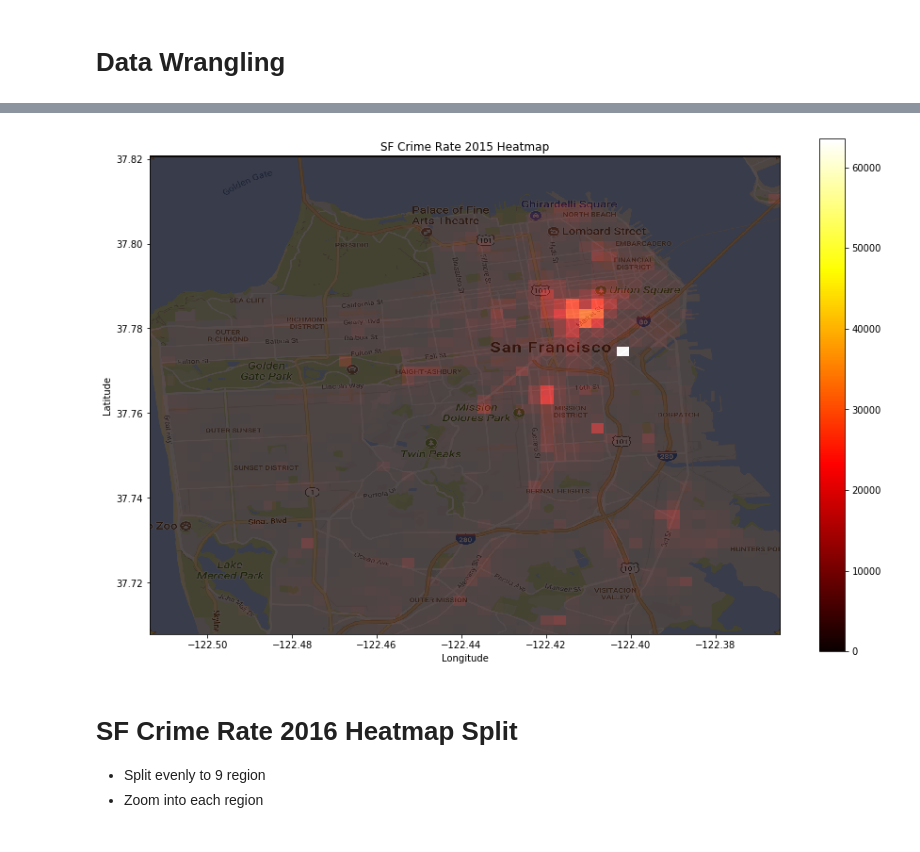
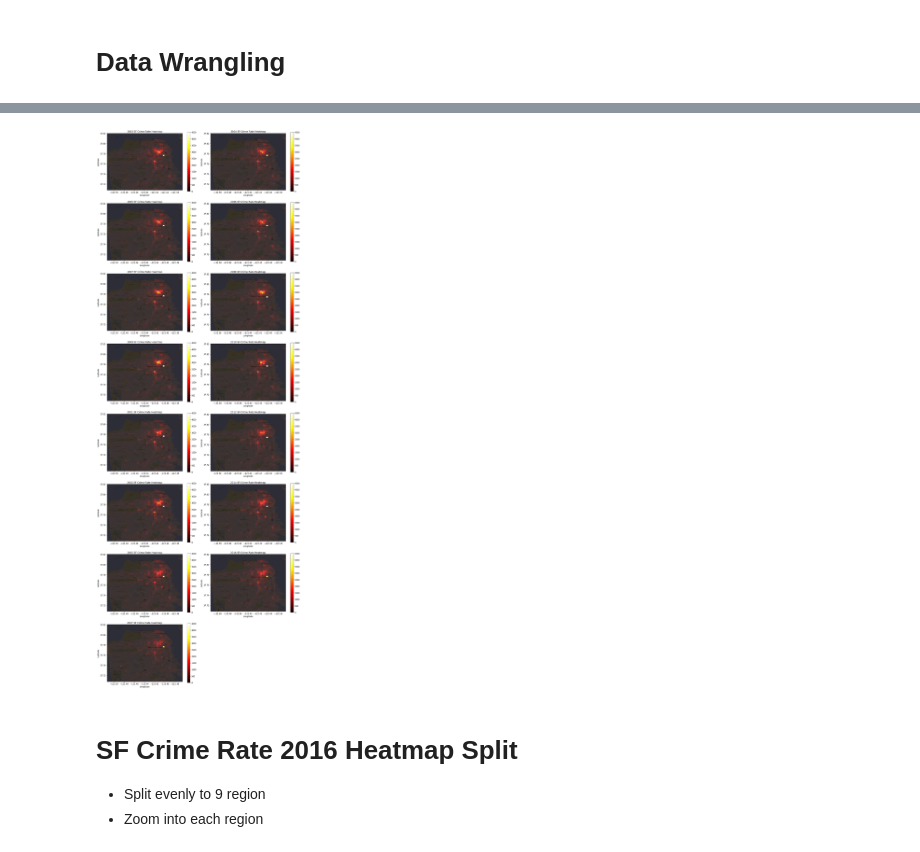
Before and after one commit to NathanNguyen345/DataScience_Capstone1, a Jupyter notebook: ExploratoryData/SF_Crime_Rate.ipynb, the cells around one changed output, grey strips where cells are left out. Cells and saved outputs as stored; diff of their text form; code cells hidden in the pictures.

```diff
--- a/ExploratoryData/SF_Crime_Rate.ipynb
+++ b/ExploratoryData/SF_Crime_Rate.ipynb
@@ -21,5 +29,5 @@ sf_data_2015 = pd.read_csv('../../../DataScience/Crime/SFPD_Crime_2015.csv',)
 # %%
 # Removing out of range coordiantes
 # Y max has coordinates of 90 when max should be 38
-outliers = (sf_data_2015['Y'] <= 38) & (sf_data_2015['Y'] >= 37)
-sf_data_2015 = sf_data_2015[outliers]
+outliers = (sf_data['Y'] <= 38) & (sf_data['Y'] >= 37)
+sf_data = sf_data[outliers]
@@ -26,3 +134,34 @@ sf_data_2015 = sf_data_2015[outliers]
+# %%
+def generate_heatmap_list(data_set_list):
+    """
+        This function will generate a heapmap of SF given a dataframe with X & Y coordinates.
+    """
+
+    fig = plt.figure(figsize=(15,40))
+
+    for count in range(len(data_set_list)):
+        date_year = data_set_list[count][1]
+        title = date_year + " SF Crime Rate Heatmap"
+
+        data_set = data_set_list[count][0]
+
+        # Assign SF DF series to sf_location
+        location = data_set[['X', 'Y']]
+
+        # Load SF city image
+        sf_img = plt.imread('../Img/SF.png')
+
+        # Create heatmap of SF City
+        fig.add_subplot(8,2,count+1)
+        plt.hist2d(location['X'], location['Y'], bins=50, cmap='hot', vmin=0, vmax=4500)
+        plt.colorbar()
+        plt.imshow(sf_img, extent=[location['X'].min(), location['X'].max(),
+                                   location['Y'].min(), location['Y'].max()], alpha=.225)
+        plt.xlabel("Longitude")
+        plt.ylabel("Latitude")
+        plt.title(title)
+    plt.tight_layout()
+    plt.show()
 # %%
 def generate_heatmap(data_set, title):
     """
@@ -52,7 +187,7 @@ generate_heatmap(sf_data_2016, "SF Crime Rate 2016 Heatmap")
-# %%
-generate_heatmap(sf_data_2015, "SF Crime Rate 2015 Heatmap")
-# %% [output]
-[figure, removed]
+# %%
+generate_heatmap_list(test_list)
+# %% [output]
+[figure, added]
 # %% [markdown]
 # SF Crime Rate 2016 Heatmap Split
 * Split evenly to 9 region
```
Also changed, not shown: parts of 24 cells of this notebook.
